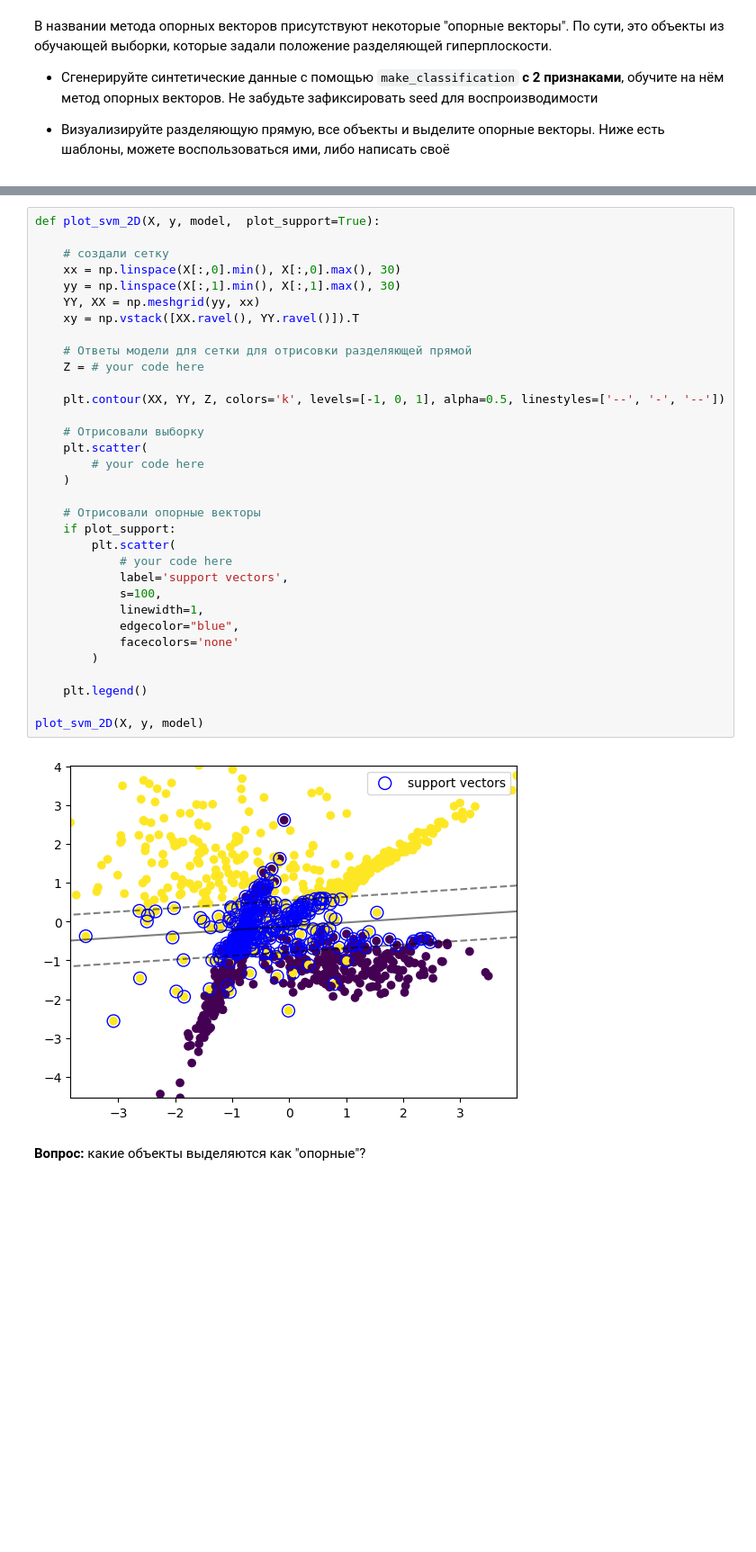
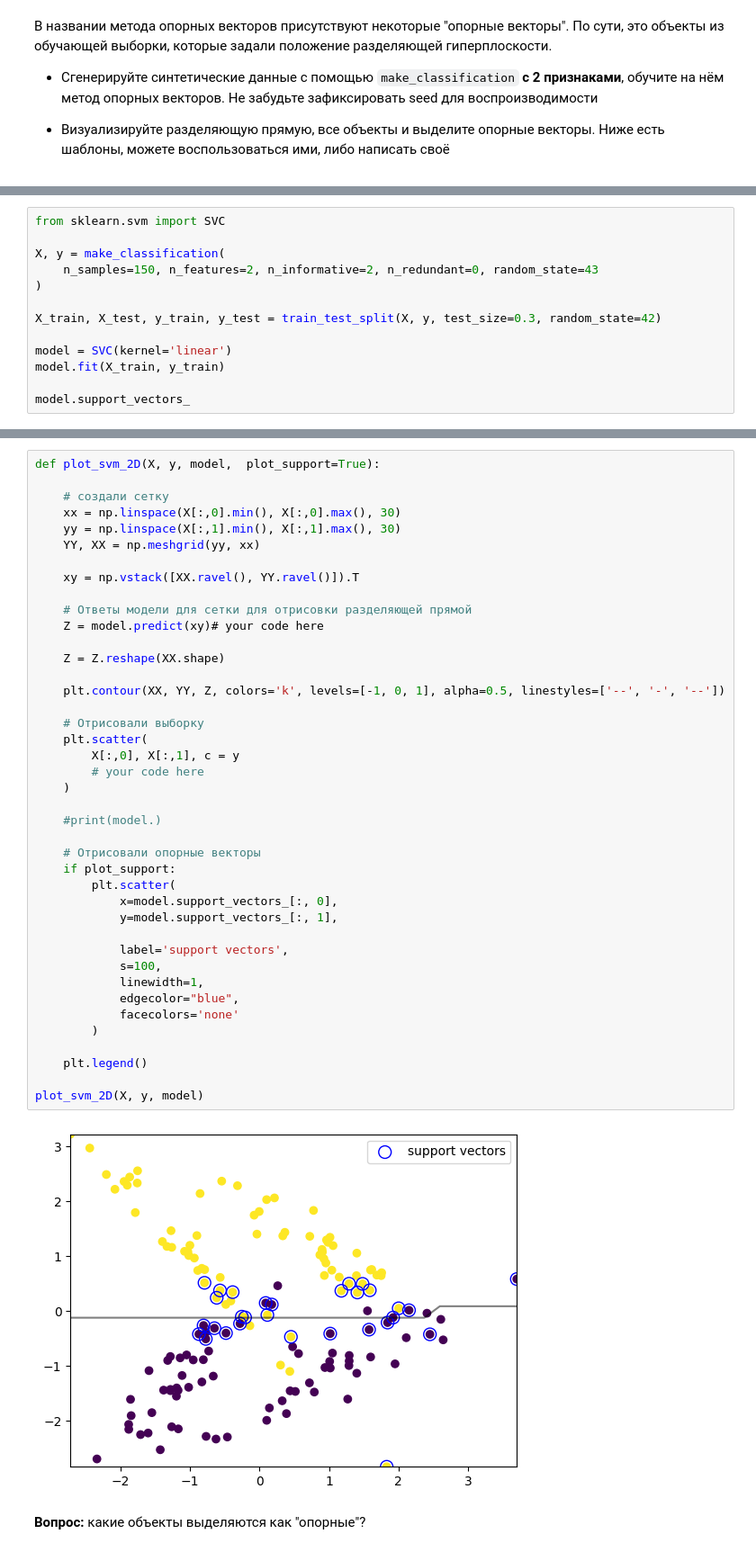
Before and after one commit to AndreiPolischuk/ML_HOMEWORKS, a Jupyter notebook: HW4/homework_practice_04_linclass-PolischukAndrei.ipynb, the cells around one changed output, grey strips where cells are left out. Shown at 90% size. Cells and saved outputs as stored; diff of their text form; blank space fills up the shorter version.

```diff
--- a/HW4/homework_practice_04_linclass-PolischukAndrei.ipynb
+++ b/HW4/homework_practice_04_linclass-PolischukAndrei.ipynb
@@ -311,0 +304,13 @@ AUC-ROC: 0.7713
+# %%
+from sklearn.svm import SVC
+
+X, y = make_classification(
+    n_samples=150, n_features=2, n_informative=2, n_redundant=0, random_state=43
+)
+
+X_train, X_test, y_train, y_test = train_test_split(X, y, test_size=0.3, random_state=42)
+
+model = SVC(kernel='linear')
+model.fit(X_train, y_train)
+
+model.support_vectors_
@@ -314,35 +337,43 @@ def plot_svm_2D(X, y, model,  plot_support=True):
 
     # создали сетку
     xx = np.linspace(X[:,0].min(), X[:,0].max(), 30)
     yy = np.linspace(X[:,1].min(), X[:,1].max(), 30)
     YY, XX = np.meshgrid(yy, xx)
+
     xy = np.vstack([XX.ravel(), YY.ravel()]).T
 
     # Ответы модели для сетки для отрисовки разделяющей прямой
-    Z = # your code here
+    Z = model.predict(xy)# your code here
+
+    Z = Z.reshape(XX.shape)
 
     plt.contour(XX, YY, Z, colors='k', levels=[-1, 0, 1], alpha=0.5, linestyles=['--', '-', '--'])
 
     # Отрисовали выборку
     plt.scatter(
+        X[:,0], X[:,1], c = y
         # your code here
     )
+
+    #print(model.)
 
     # Отрисовали опорные векторы
     if plot_support:
         plt.scatter(
-            # your code here
+            x=model.support_vectors_[:, 0],
+            y=model.support_vectors_[:, 1],
+
             label='support vectors',
             s=100,
             linewidth=1,
             edgecolor="blue",
             facecolors='none'
         )
 
     plt.legend()
 
 plot_svm_2D(X, y, model)
 # %% [output]
-[figure, old version]
+[figure, new version]
 # %% [markdown]
 **Вопрос:** какие объекты выделяются как "опорные"?
```
Also changed, not shown: parts of 9 cells of this notebook.
